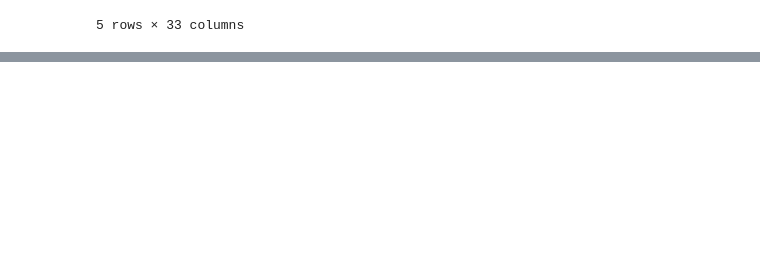
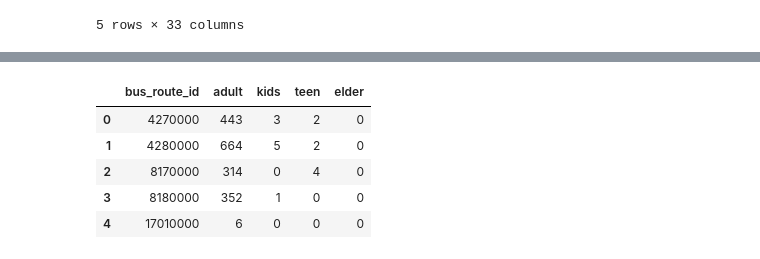
Before and after one commit to bigdataleeky/python, a Jupyter notebook: 20220609/20220608_2.ipynb, the cells around one changed output, grey strips where cells are left out. Saved outputs shown, nothing was run; the diff lists cells and outputs as text; code cells hidden in the pictures; blank space fills up the shorter version.

```diff
--- a/20220609/20220608_2.ipynb
+++ b/20220609/20220608_2.ipynb
@@ -340,0 +423,13 @@ TypeError: ignored
+# %%
+# 컬럼명 변겅(전체)
+g.columns = ['bus_route_id', 'adult', 'kids','teen', 'elder', 'jang', 'jang2', 'ugong', 'ugong2']
+# %%
+g = g[['bus_route_id', 'adult', 'kids','teen', 'elder']]
+g.head()
+# %% [output]
+|  | bus_route_id | adult | kids | teen | elder |
+| 0 | 4270000 | 443 | 3 | 2 | 0 |
+| 1 | 4280000 | 664 | 5 | 2 | 0 |
+| 2 | 8170000 | 314 | 0 | 4 | 0 |
+| 3 | 8180000 | 352 | 1 | 0 | 0 |
+| 4 | 17010000 | 6 | 0 | 0 | 0 |
```
Also changed, not shown: parts of 12 cells of this notebook.
